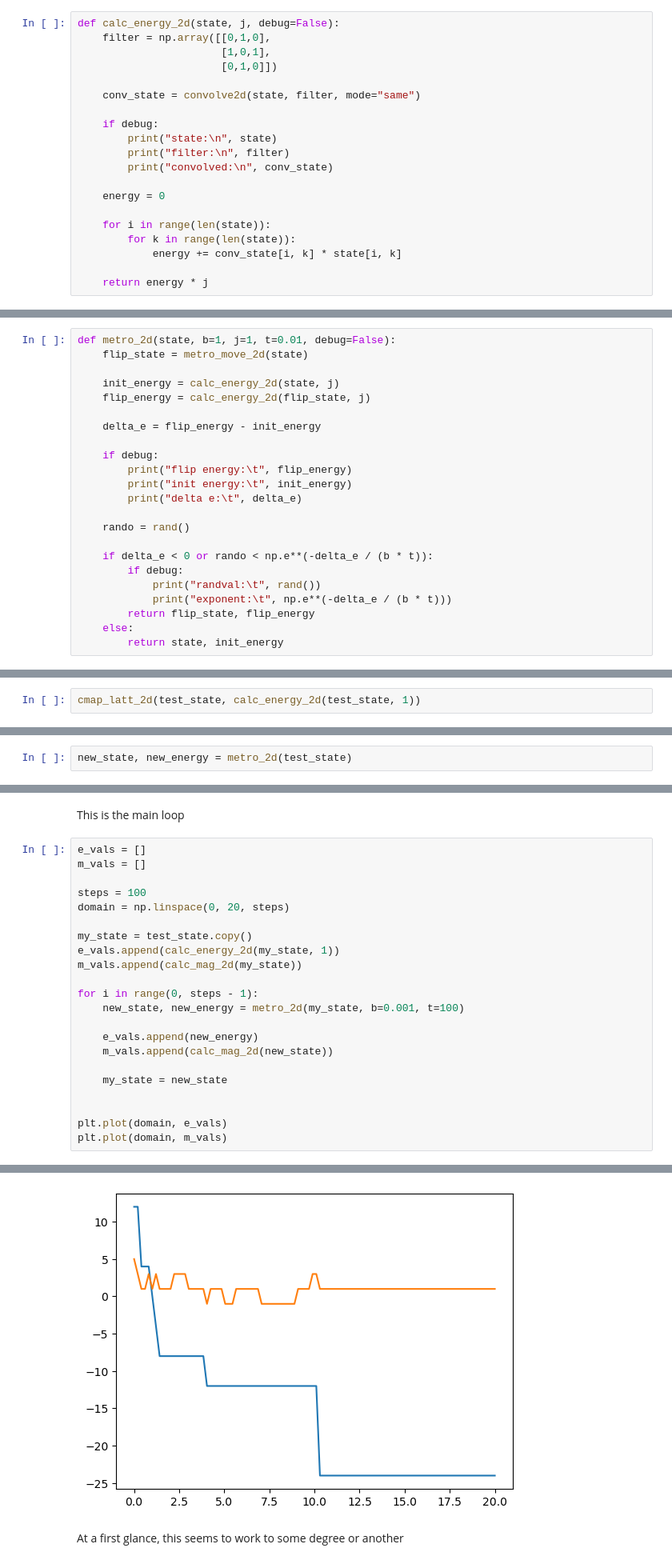
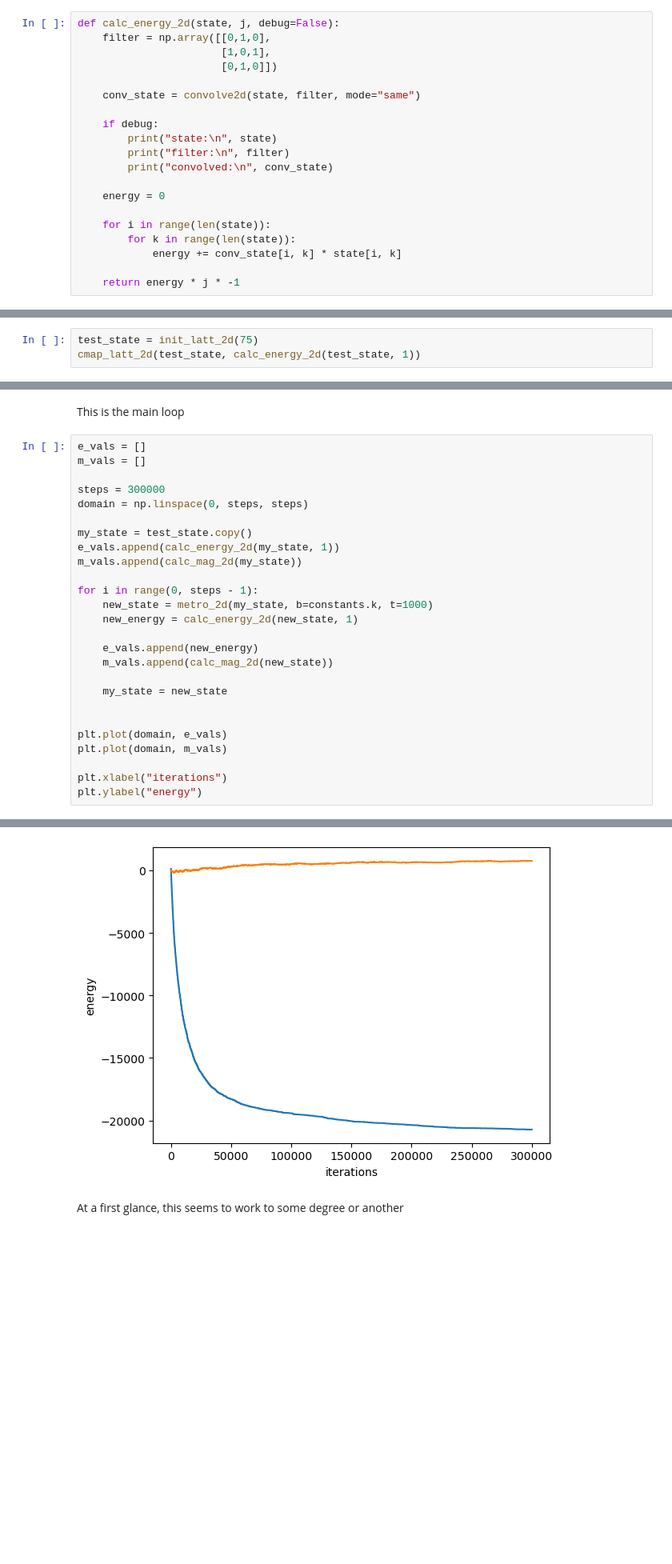
Before and after one commit to philliproos01/Commputational-Physics-Models, a Jupyter notebook: test_files/nb_test.ipynb, the cells around one changed output, grey strips where cells are left out. Shown at 80% size. Saved outputs shown, nothing was run; the diff lists cells and outputs as text; blank space fills up the shorter version.

Commit message:
functioning 2D metropolis

```diff
--- a/test_files/nb_test.ipynb
+++ b/test_files/nb_test.ipynb
@@ -201,30 +185,7 @@ def calc_energy_2d(state, j, debug=False):
         for k in range(len(state)):
             energy += conv_state[i, k] * state[i, k]
 
-    return energy * j
+    return energy * j * -1
 # %%
 def calc_mag_2d(state):
     return np.sum(state)
-# %%
-def metro_2d(state, b=1, j=1, t=0.01, debug=False):
-    flip_state = metro_move_2d(state)
-
-    init_energy = calc_energy_2d(state, j)
-    flip_energy = calc_energy_2d(flip_state, j)
-
-    delta_e = flip_energy - init_energy
-
-    if debug:
-        print("flip energy:\t", flip_energy)
-        print("init energy:\t", init_energy)
-        print("delta e:\t", delta_e)
-
-    rando = rand()
-
-    if delta_e < 0 or rando < np.e**(-delta_e / (b * t)):
-        if debug:
-            print("randval:\t", rand())
-            print("exponent:\t", np.e**(-delta_e / (b * t)))
-        return flip_state, flip_energy
-    else:
-        return state, init_energy
@@ -241,3 +230,4 @@ reference:
 # %%
+test_state = init_latt_2d(75)
 cmap_latt_2d(test_state, calc_energy_2d(test_state, 1))
 # %% [output]
@@ -245,2 +234,0 @@ cmap_latt_2d(test_state, calc_energy_2d(test_state, 1))
-# %%
-new_state, new_energy = metro_2d(test_state)
@@ -254,15 +238,16 @@ This is the main loop
 e_vals = []
 m_vals = []
 
-steps = 100
-domain = np.linspace(0, 20, steps)
+steps = 300000
+domain = np.linspace(0, steps, steps)
 
 my_state = test_state.copy()
 e_vals.append(calc_energy_2d(my_state, 1))
 m_vals.append(calc_mag_2d(my_state))
 
 for i in range(0, steps - 1):
-    new_state, new_energy = metro_2d(my_state, b=0.001, t=100)
+    new_state = metro_2d(my_state, b=constants.k, t=1000)
+    new_energy = calc_energy_2d(new_state, 1)
 
     e_vals.append(new_energy)
     m_vals.append(calc_mag_2d(new_state))
@@ -272,4 +257,7 @@ for i in range(0, steps - 1):
 
 plt.plot(domain, e_vals)
 plt.plot(domain, m_vals)
+
+plt.xlabel("iterations")
+plt.ylabel("energy")
 # %% [output]
@@ -277,3 +265,3 @@ plt.plot(domain, m_vals)
-[figure, old version]
+[figure, new version]
 # %% [markdown]
 At a first glance, this seems to work to some degree or another
```
Also changed, not shown: parts of 18 cells of this notebook.
